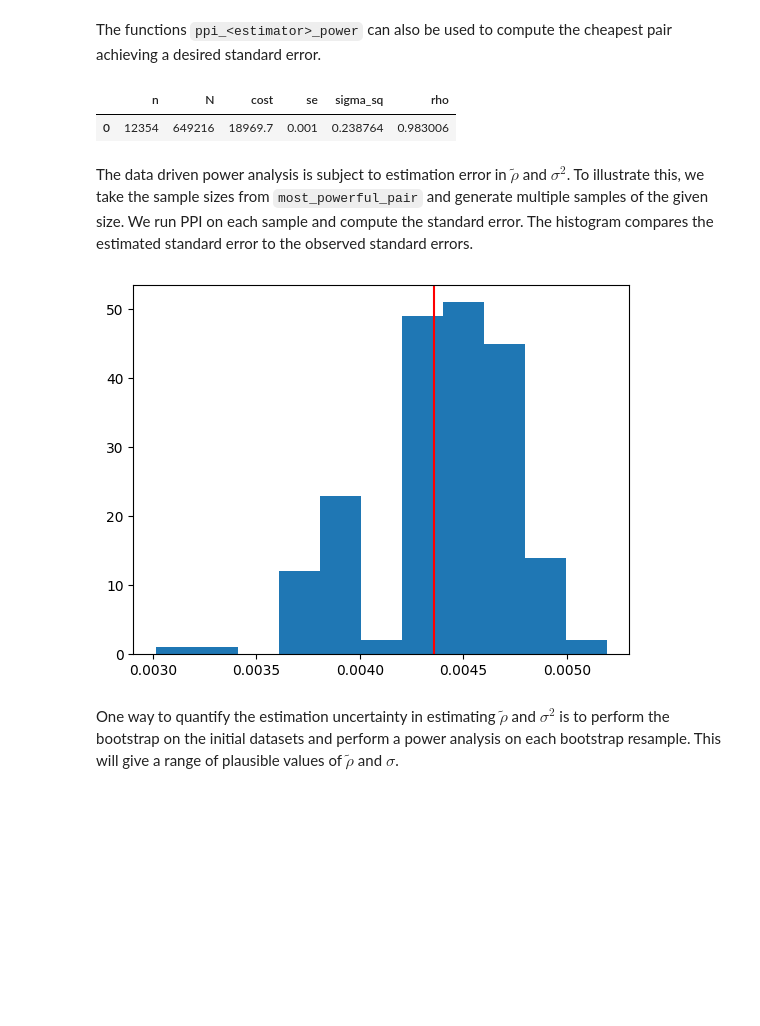
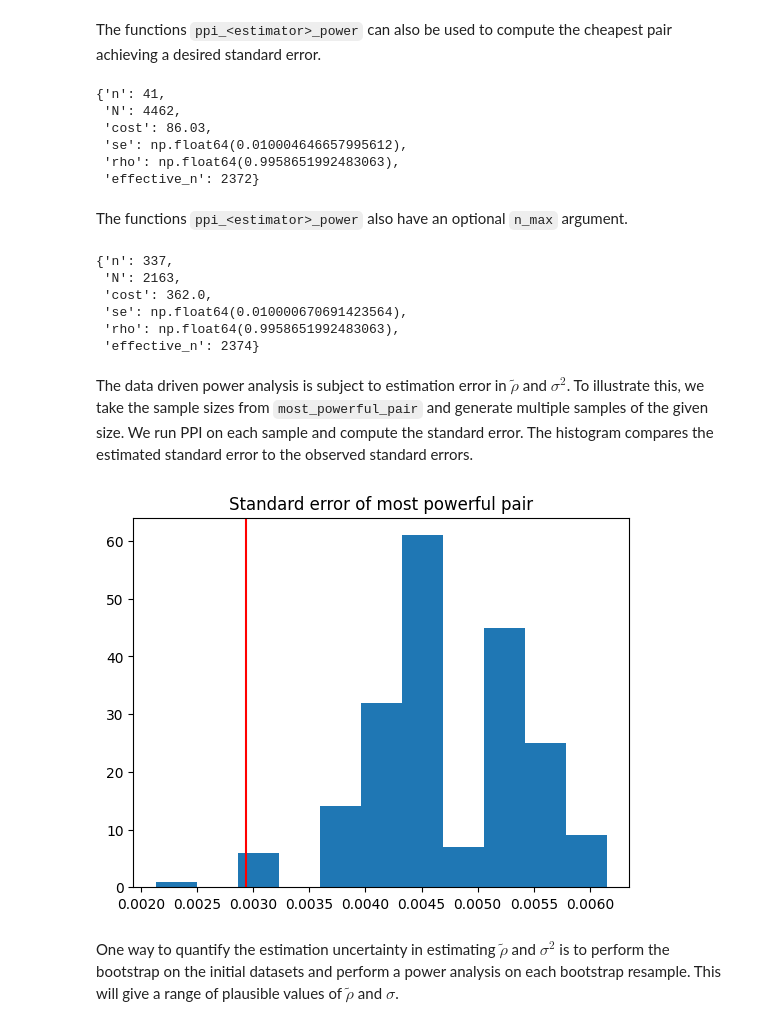
Before and after one commit to aangelopoulos/ppi_py, a Jupyter notebook: examples/power_analysis.ipynb, the cells around one changed output. Cells and saved outputs as stored; diff of their text form; code cells hidden in the pictures; blank space fills up the shorter version.

```diff
--- a/examples/power_analysis.ipynb
+++ b/examples/power_analysis.ipynb
@@ -90,17 +195,34 @@ most_powerful_pair
 # %% [markdown]
 The functions `ppi_<estimator>_power` can also be used to compute the cheapest pair achieving a desired standard error.
 # %%
-se = 0.001
+se = 0.01
 cheapest_pair = ppi_mean_power(Y_initial, Yhat_initial, Yhat_unlabeled_initial, cost_Y, cost_Yhat, se =  se)
 cheapest_pair
 # %% [output]
-|  | n | N | cost | se | sigma_sq | rho |
-| 0 | 12354 | 649216 | 18969.7 | 0.001 | 0.238764 | 0.983006 |
+{'n': 41,
+ 'N': 4462,
+ 'cost': 86.03,
+ 'se': np.float64(0.010004646657995612),
+ 'rho': np.float64(0.9958651992483063),
+ 'effective_n': 2372}
+# %% [markdown]
+The functions `ppi_<estimator>_power` also have an optional `n_max` argument.
+# %%
+n_max = 2500
+cheapest_pair_2 = ppi_mean_power(Y_initial, Yhat_initial, Yhat_unlabeled_initial, cost_Y, cost_Yhat, se =  se, n_max = n_max)
+cheapest_pair_2
+# %% [output]
+{'n': 337,
+ 'N': 2163,
+ 'cost': 362.0,
+ 'se': np.float64(0.010000670691423564),
+ 'rho': np.float64(0.9958651992483063),
+ 'effective_n': 2374}
 # %% [markdown]
 The data driven power analysis is subject to estimation error in $\tilde{\rho}$ and $\sigma^2$. To illustrate this, we take the sample sizes from `most_powerful_pair` and generate multiple samples of the given size. We run PPI on each sample and compute the standard error. The histogram compares the estimated standard error to the observed standard errors.
 # %%
-n_opt = most_powerful_pair['n'][0]
-N_opt = most_powerful_pair['N'][0]
+n_opt = most_powerful_pair['n']
+N_opt = most_powerful_pair['N']
 
 n = Y.shape[0]
 N = Yhat_unlabeled.shape[0]
@@ -116,11 +238,12 @@ for i in range(reps):
     CI = ppi_mean_ci(Y_opt, Yhat_opt, Yhat_unlabeled_opt, alpha = 0.05)
     ses[i] = (CI[1][0] - CI[0][0])/norm.ppf(1 - 0.05/2)/2
 # %%
-plt.hist(ses, bins = 11)
-plt.axvline(most_powerful_pair['se'][0], color = 'red')
+plt.hist(ses, bins = 11, label="Emprical standard errors")
+plt.axvline(most_powerful_pair['se'], color = 'red', label = "Predicted standard error")
+plt.title("Standard error of most powerful pair")
 plt.show()
 # %% [output]
-[figure, old version]
+[figure, new version]
 # %% [markdown]
 One way to quantify the estimation uncertainty in estimating $\tilde{\rho}$ and $\sigma^2$ is to perform the bootstrap on the initial datasets and perform a power analysis on each bootstrap resample. This will give a range of plausible values of $\tilde{\rho}$ and $\sigma$.
 # %% [markdown]
```
Also changed, not shown: parts of 19 cells of this notebook, 1 other file.
